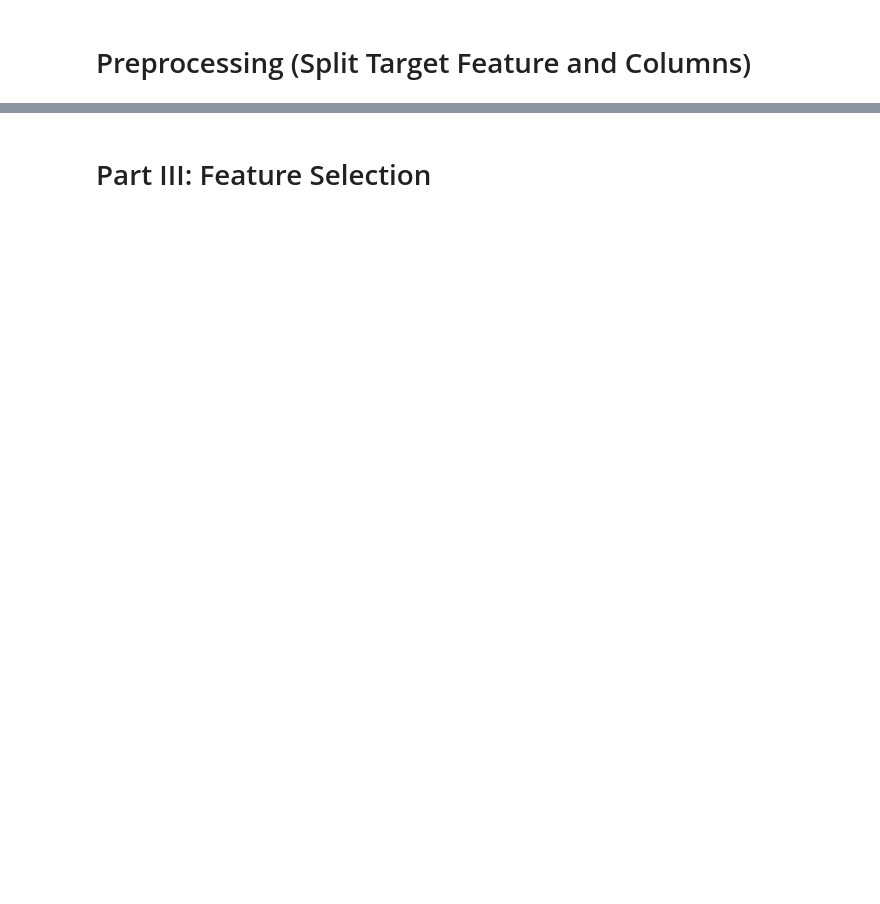
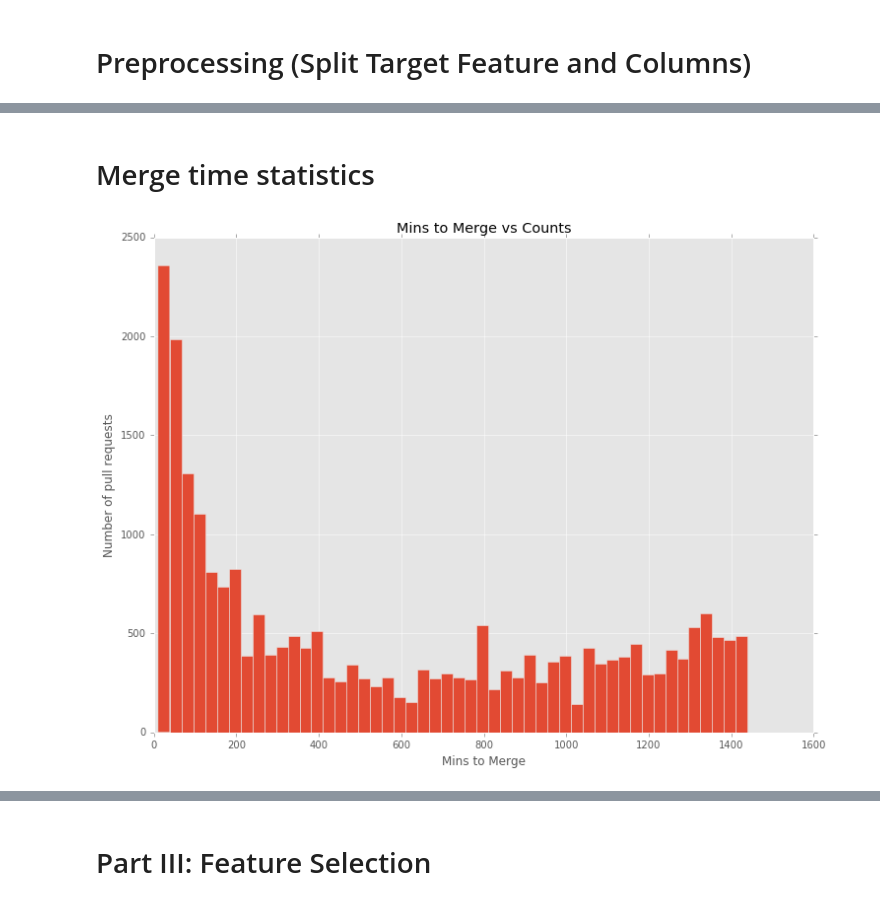
Before and after one commit to prudentprogrammer/Pull-Requests-Determinants, a Jupyter notebook: Pull Requests Determinants.ipynb, the cells around one changed output, grey strips where cells are left out. Saved outputs shown, nothing was run; the diff lists cells and outputs as text; code cells hidden in the pictures; blank space fills up the shorter version.

Commit message:
Created graphs for merge times

```diff
--- a/Pull Requests Determinants.ipynb
+++ b/Pull Requests Determinants.ipynb
@@ -4,4 +4,8 @@
 import csv
 import pandas as pd
 import numpy as np
+import matplotlib.pyplot as plt
+# Enable inline plotting
+%matplotlib inline
+plt.style.use('ggplot')
 # %%
@@ -54,11 +58,8 @@ Percentage of Accepted pull requests = 67.26
 # %% [markdown]
 # Preprocessing (Split Target Feature and Columns)
-# %%
-def convertToNonNegatives(x):
-    if x < 0:
-        return 0
-    else:
-        return x
+# %%
+def convertToNonNegatives(x):
+    return round(x, -1)
 # %%
 pull_req_data['delta_mins_merge'] = pull_req_data['delta_mins_merge'].apply(convertToNonNegatives)
 pull_req_data['delta_mins_close'] = pull_req_data['delta_mins_close'].apply(convertToNonNegatives)
@@ -77,0 +108,12 @@ X.shape
+# %% [markdown]
+# Merge time statistics
+# %%
+plt.rcParams["figure.figsize"] = [12, 9]
+data_to_graph = (pull_req_data[pull_req_data['delta_mins_merge'] != 0])['delta_mins_merge']
+plt.hist(data_to_graph, bins=50)
+plt.title("Mins to Merge vs Counts")
+plt.xlabel("Mins to Merge")
+plt.ylabel("Number of pull requests")
+plt.show()
+# %% [output]
+[figure, added]
```
Also changed, not shown: parts of 15 cells of this notebook.
